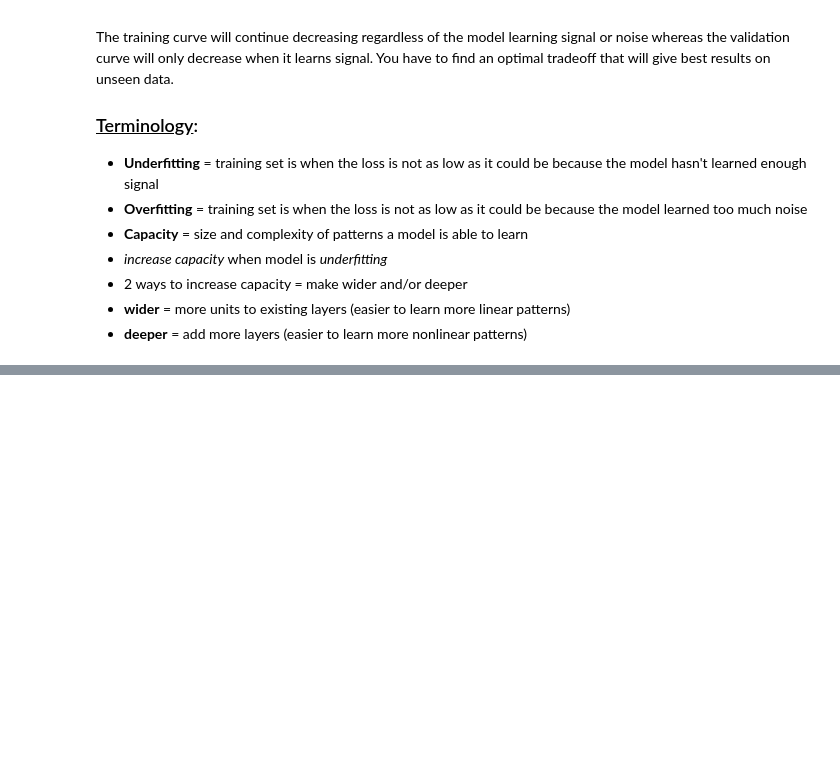
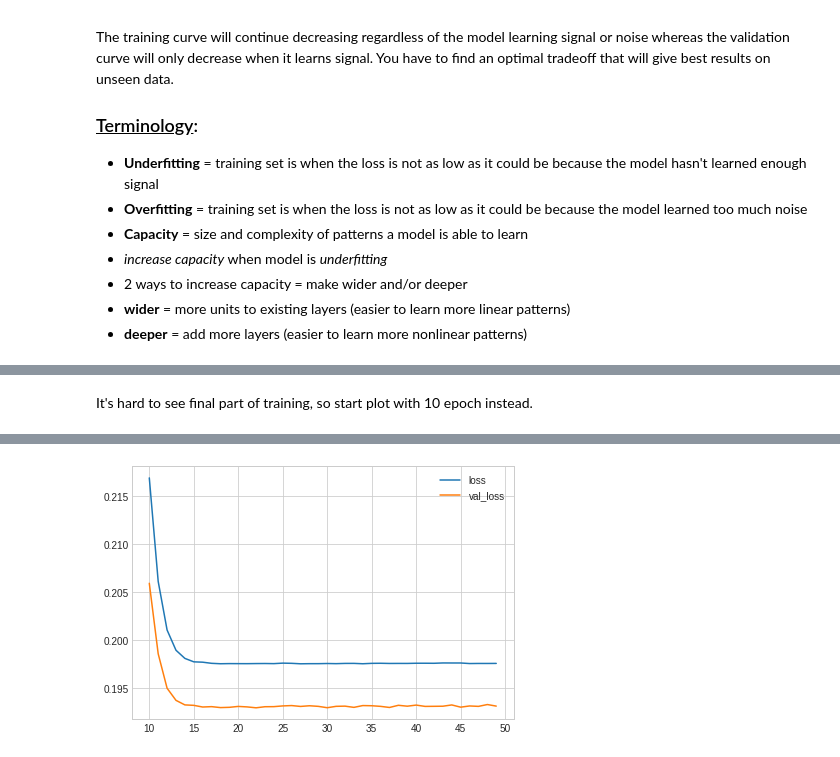
Before and after one commit to chelynl/Machine_Learning, a Jupyter notebook: Intro_to_Deep_Learning.ipynb, the cells around one changed output, grey strips where cells are left out. Cells and saved outputs as stored; diff of their text form; code cells hidden in the pictures; blank space fills up the shorter version.

```diff
--- a/Intro_to_Deep_Learning.ipynb
+++ b/Intro_to_Deep_Learning.ipynb
@@ -484,0 +719,7 @@ deeper = keras.Sequential([
+# %% [markdown]
+It's hard to see final part of training, so start plot with 10 epoch instead.
+# %%
+# Start the plot at epoch 10
+history_df.loc[10:, ['loss', 'val_loss']].plot()
+print("Minimum Validation Loss: {:0.4f}".format(history_df['val_loss'].min()));
+# %% [output]
@@ -484,0 +727 @@ deeper = keras.Sequential([
+[figure, added]
```
Also changed, not shown: parts of 28 cells of this notebook.
